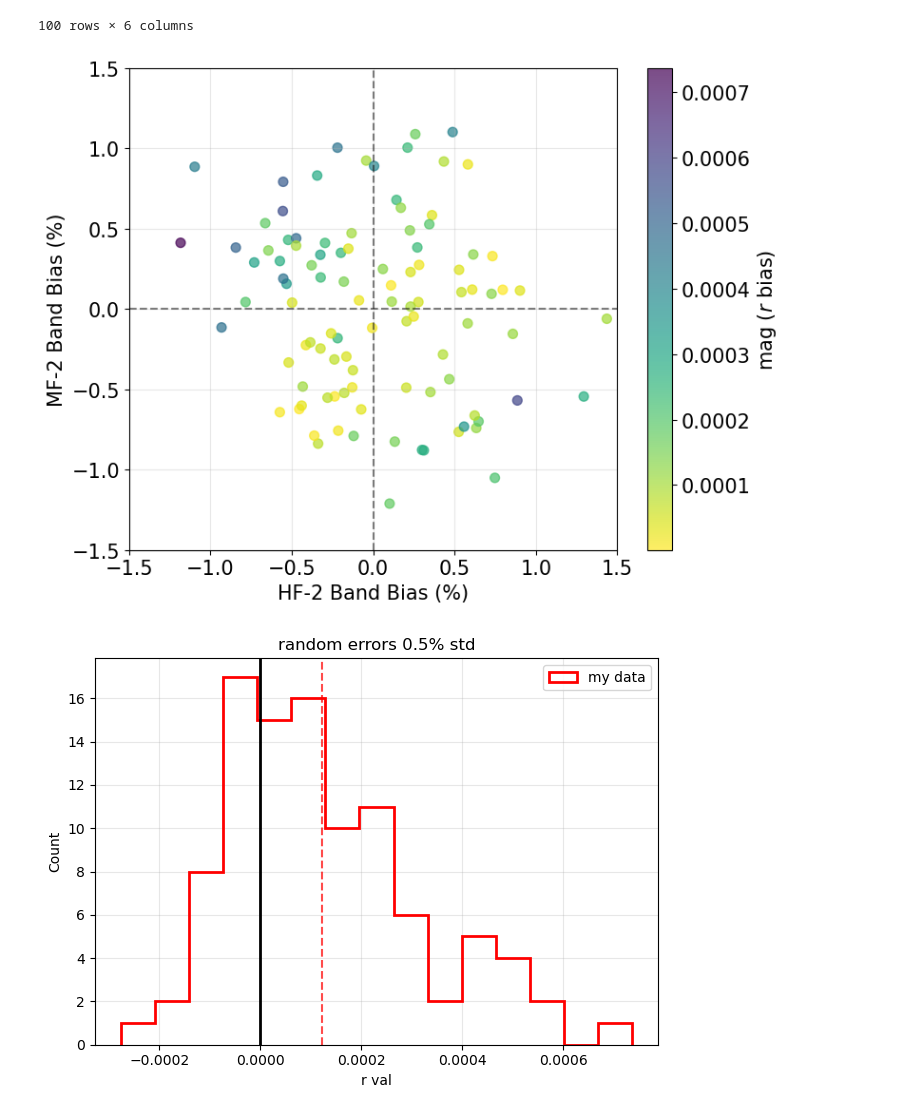
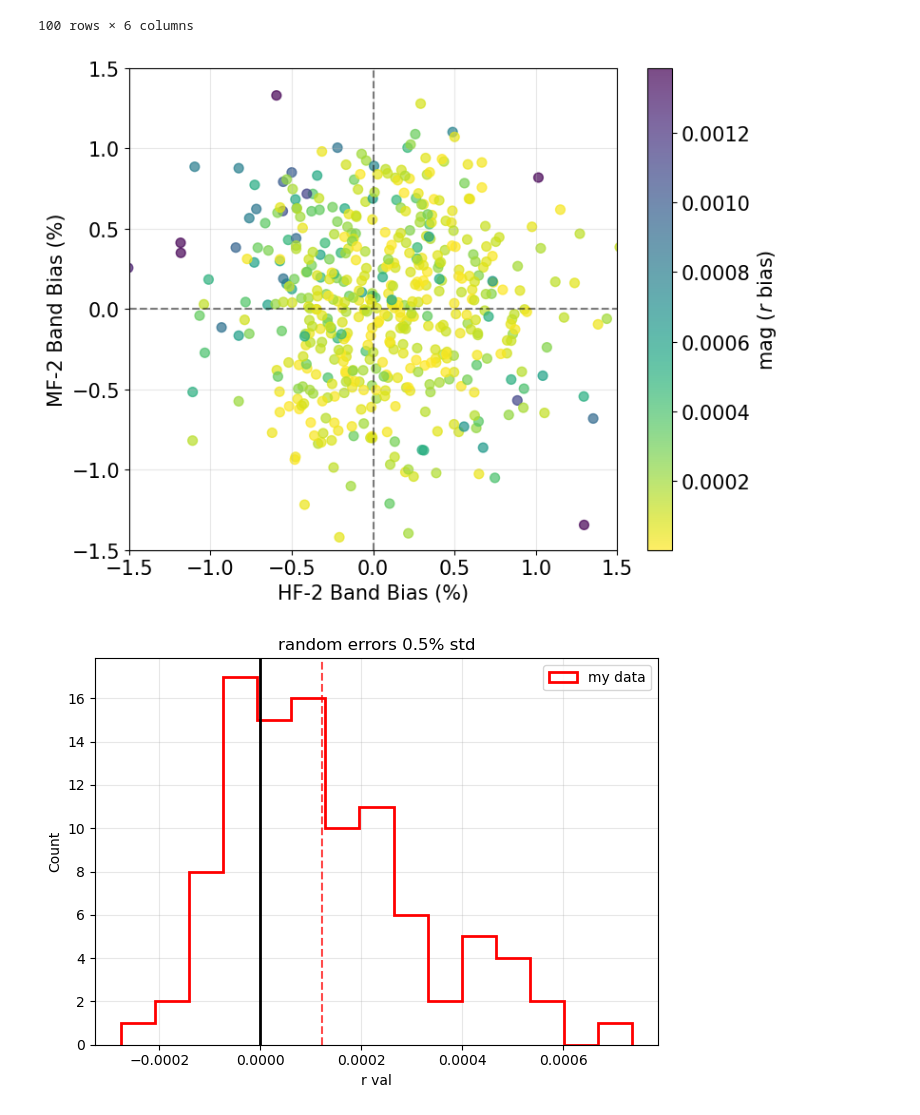
Before and after one commit to veronica-hoffman/s4bb, a Jupyter notebook: compare_params_v2.ipynb, the cells around one changed output. Saved outputs shown, nothing was run; the diff lists cells and outputs as text; code cells hidden in the pictures.

Commit message:
bandpass tolerances

```diff
--- a/compare_params_v2.ipynb
+++ b/compare_params_v2.ipynb
@@ -681,7 +693,7 @@ summary_stats_05pct
 | Delta_d | -0.0001 ± 0.0001 | 0.0001 ± 0.0001 | -0.0001 ± 0.0001 | 0.0001 ± 0.0001 | 0.0 ± 0.0001 | 0.0 ± 0.0001 | 0.0 ± 0.0001 | 0.0 ± 0.0001 |
 | Delta_s | -0.0 ± 0.0001 | 0.0 ± 0.0001 | -0.0001 ± 0.0001 | -0.0 ± 0.0001 | 0.0001 ± 0.0001 | -0.0001 ± 0.0001 | -0.0 ± 0.0001 | 0.0 ± 0.0001 |
 # %%
-params_rand = np.load('mlsearch_bandpass_v2/ph2_mlsearch_f1_y20_n3_diag0_full_withpbs_random_+0.5pct.npy').T
+params_rand = np.load('mlsearch_bandpass_v2/ph2_mlsearch_f1_y20_n3_diag0_full_withpbs_random_+0.5pct_1.npy').T
 df_rand = pd.DataFrame(params_rand, columns = ['status', 'fval', 'r', 'A_d', 'alpha_d', 'beta_d', 'A_s', 'alpha_s', 'beta_s', 'epsilon', 'Delta_d', 'Delta_s'])
 
 bias_rand = df_rand - df_withpbs
@@ -706,7 +718,7 @@ summary_stats
 | Delta_d | 0.0 ± 0.0002 |
 | Delta_s | -0.0 ± 0.0002 |
 # %%
-rand_biases = np.load('mlsearch_bandpass_v2/ph2_mlsearch_f1_y20_n3_diag0_full_withpbs_random_+0.5pct_biases.npy').T
+rand_biases = np.load('mlsearch_bandpass_v2/ph2_mlsearch_f1_y20_n3_diag0_full_withpbs_random_+0.5pct_biases_1.npy').T
 rand_biases = pd.DataFrame(rand_biases, columns = ['LF-1', 'LF-2', 'MF1-1', 'MF2-1', 'MF-1', 'MF1-2', 'MF2-2', 'MF-2', 'HF-1', 'HF-2'])
 rand_biases_clean = rand_biases.drop([ 'MF1-1', 'MF2-1','MF1-2', 'MF2-2'], axis = 1)
 rand_biases_clean
@@ -724,27 +736,58 @@ rand_biases_clean
 | 98 | 0.236859 | 0.818802 | -0.521104 | -0.789967 | -0.308965 | -0.120252 |
 | 99 | -0.071179 | 1.028611 | -0.077311 | 0.412823 | -0.056535 | -1.183919 |
 100 rows × 6 columns
+# %%
+params_rand_2 = np.load('mlsearch_bandpass_v2/ph2_mlsearch_f1_y20_n3_diag0_full_withpbs_random_+0.5pct_2.npy').T
+df_rand_2 = pd.DataFrame(params_rand_2, columns = ['status', 'fval', 'r', 'A_d', 'alpha_d', 'beta_d', 'A_s', 'alpha_s', 'beta_s', 'epsilon', 'Delta_d', 'Delta_s'])
+bias_rand_2 = df_rand_2 - df_withpbs
+
+rand_biases_2 = np.load('mlsearch_bandpass_v2/ph2_mlsearch_f1_y20_n3_diag0_full_withpbs_random_+0.5pct_biases_2.npy').T
+rand_biases_2 = pd.DataFrame(rand_biases_2, columns = ['LF-1', 'LF-2', 'MF1-1', 'MF2-1', 'MF-1', 'MF1-2', 'MF2-2', 'MF-2', 'HF-1', 'HF-2'])
+
+params_rand_3 = np.load('mlsearch_bandpass_v2/ph2_mlsearch_f1_y20_n3_diag0_full_withpbs_random_+0.5pct_3.npy').T
+df_rand_3 = pd.DataFrame(params_rand_3, columns = ['status', 'fval', 'r', 'A_d', 'alpha_d', 'beta_d', 'A_s', 'alpha_s', 'beta_s', 'epsilon', 'Delta_d', 'Delta_s'])
+bias_rand_3 = df_rand_3 - df_withpbs
+
+rand_biases_3 = np.load('mlsearch_bandpass_v2/ph2_mlsearch_f1_y20_n3_diag0_full_withpbs_random_+0.5pct_biases_3.npy').T
+rand_biases_3 = pd.DataFrame(rand_biases_3, columns = ['LF-1', 'LF-2', 'MF1-1', 'MF2-1', 'MF-1', 'MF1-2', 'MF2-2', 'MF-2', 'HF-1', 'HF-2'])
+
+params_rand_4 = np.load('mlsearch_bandpass_v2/ph2_mlsearch_f1_y20_n3_diag0_full_withpbs_random_+0.5pct_4.npy').T
+df_rand_4 = pd.DataFrame(params_rand_4, columns = ['status', 'fval', 'r', 'A_d', 'alpha_d', 'beta_d', 'A_s', 'alpha_s', 'beta_s', 'epsilon', 'Delta_d', 'Delta_s'])
+bias_rand_4 = df_rand_4 - df_withpbs
+
+rand_biases_4 = np.load('mlsearch_bandpass_v2/ph2_mlsearch_f1_y20_n3_diag0_full_withpbs_random_+0.5pct_biases_4.npy').T
+rand_biases_4 = pd.DataFrame(rand_biases_4, columns = ['LF-1', 'LF-2', 'MF1-1', 'MF2-1', 'MF-1', 'MF1-2', 'MF2-2', 'MF-2', 'HF-1', 'HF-2'])
+
+params_rand_5 = np.load('mlsearch_bandpass_v2/ph2_mlsearch_f1_y20_n3_diag0_full_withpbs_random_+0.5pct_5.npy').T
+df_rand_5 = pd.DataFrame(params_rand_5, columns = ['status', 'fval', 'r', 'A_d', 'alpha_d', 'beta_d', 'A_s', 'alpha_s', 'beta_s', 'epsilon', 'Delta_d', 'Delta_s'])
+bias_rand_5 = df_rand_5 - df_withpbs
+
+rand_biases_5 = np.load('mlsearch_bandpass_v2/ph2_mlsearch_f1_y20_n3_diag0_full_withpbs_random_+0.5pct_biases_5.npy').T
+rand_biases_5 = pd.DataFrame(rand_biases_5, columns = ['LF-1', 'LF-2', 'MF1-1', 'MF2-1', 'MF-1', 'MF1-2', 'MF2-2', 'MF-2', 'HF-1', 'HF-2'])
 # %%
 fig, ax = plt.subplots(1, 1, figsize = (8, 6))
+scatter = ax.scatter(rand_biases_clean['HF-2'], rand_biases_clean['MF-2'], c=abs(bias_rand['r']), cmap='viridis_r', alpha=0.7, s=50, vmin = 0)
+scatter2 = ax.scatter(rand_biases_2['HF-2'], rand_biases_2['MF-2'], c=abs(bias_rand_2['r']), cmap='viridis_r', alpha=0.7, s=50)
+scatter3 = ax.scatter(rand_biases_3['HF-2'], rand_biases_3['MF-2'], c=abs(bias_rand_3['r']), cmap='viridis_r', alpha=0.7, s=50)
+scatter4 = ax.scatter(rand_biases_4['HF-2'], rand_biases_4['MF-2'], c=abs(bias_rand_4['r']), cmap='viridis_r', alpha=0.7, s=50)
+scatter5 = ax.scatter(rand_biases_5['HF-2'], rand_biases_5['MF-2'], c=abs(bias_rand_4['r']), cmap='viridis_r', alpha=0.7, s=50)
 
-scatter = ax.scatter(rand_biases_clean['HF-2'], rand_biases_clean['MF-2'], c=abs(bias_rand['r']), cmap='viridis_r', alpha=0.7, s=50)
-
-cbar = plt.colorbar(scatter, ax=ax)
+cbar = plt.colorbar(scatter5, ax=ax)
 cbar.set_label('mag ($r$ bias)', fontsize=15)
 cbar.ax.tick_params(labelsize=15)
 ax.set_xlabel('HF-2 Band Bias (%)', fontsize=15)
 ax.set_ylabel('MF-2 Band Bias (%)', fontsize=15)
 ax.grid(alpha=0.3)
 ax.axhline(0, color='black', linestyle='--', alpha=0.5)
 ax.axvline(0, color='black', linestyle='--', alpha=0.5)
 plt.xlim(-1.5, 1.5)
 plt.ylim(-1.5, 1.5)
 plt.xticks(fontsize = 15)
 plt.yticks(fontsize = 15)
 plt.tight_layout()
 plt.show()
 # %% [output]
-[figure, old version]
+[figure, new version]
 # %%
 plt.hist(bias_rand['r'], bins=15, color='red', label='my data', histtype='step', linewidth=2)
 
```
Also changed, not shown: parts of 2 cells of this notebook, 41 other files.
